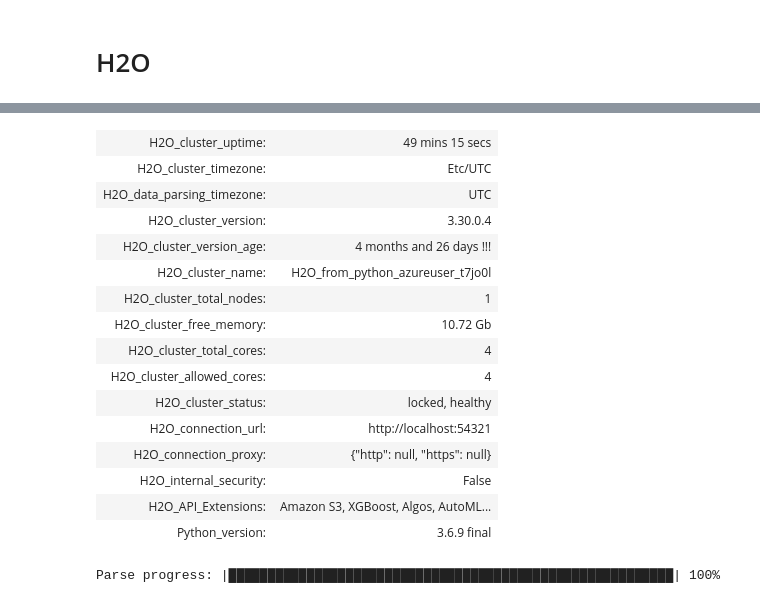
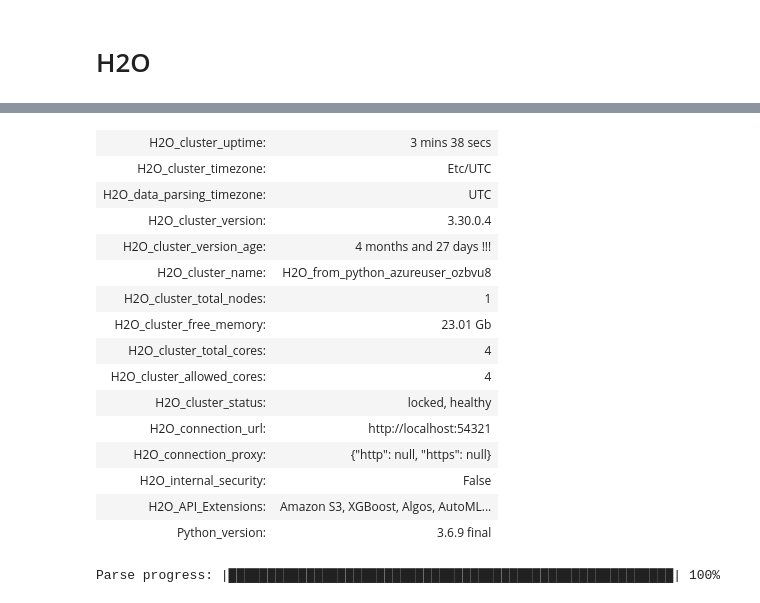
Before and after one commit to abhi18av/LJMU_Masters_Dissertation, a Jupyter notebook: src/notebooks/mono_resistance_model_development_h2o.ipynb, the cells around one changed output, grey strips where cells are left out. Saved outputs shown, nothing was run; the diff lists cells and outputs as text; code cells hidden in the pictures.

```diff
--- a/src/notebooks/mono_resistance_model_development_h2o.ipynb
+++ b/src/notebooks/mono_resistance_model_development_h2o.ipynb
@@ -8,6 +8,6 @@ warnings.filterwarnings('ignore')
 
 
 import h2o
-h2o.init(min_mem_size='12G')
+h2o.init(min_mem_size='25G')
 # %% [output]
 Checking whether there is an H2O instance running at http://localhost:54321 . connected.
@@ -15,11 +15,11 @@ Warning: Your H2O cluster version is too old (4 months and 26 days)! Please down
-| H2O_cluster_uptime: | 49 mins 15 secs |
+| H2O_cluster_uptime: | 3 mins 38 secs |
 | H2O_cluster_timezone: | Etc/UTC |
 | H2O_data_parsing_timezone: | UTC |
 | H2O_cluster_version: | 3.30.0.4 |
-| H2O_cluster_version_age: | 4 months and 26 days !!! |
-| H2O_cluster_name: | H2O_from_python_azureuser_t7jo0l |
+| H2O_cluster_version_age: | 4 months and 27 days !!! |
+| H2O_cluster_name: | H2O_from_python_azureuser_ozbvu8 |
 | H2O_cluster_total_nodes: | 1 |
-| H2O_cluster_free_memory: | 10.72 Gb |
+| H2O_cluster_free_memory: | 23.01 Gb |
 | H2O_cluster_total_cores: | 4 |
 | H2O_cluster_allowed_cores: | 4 |
 | H2O_cluster_status: | locked, healthy |
```
Also changed, not shown: parts of 14 cells of this notebook, 1 other file.
